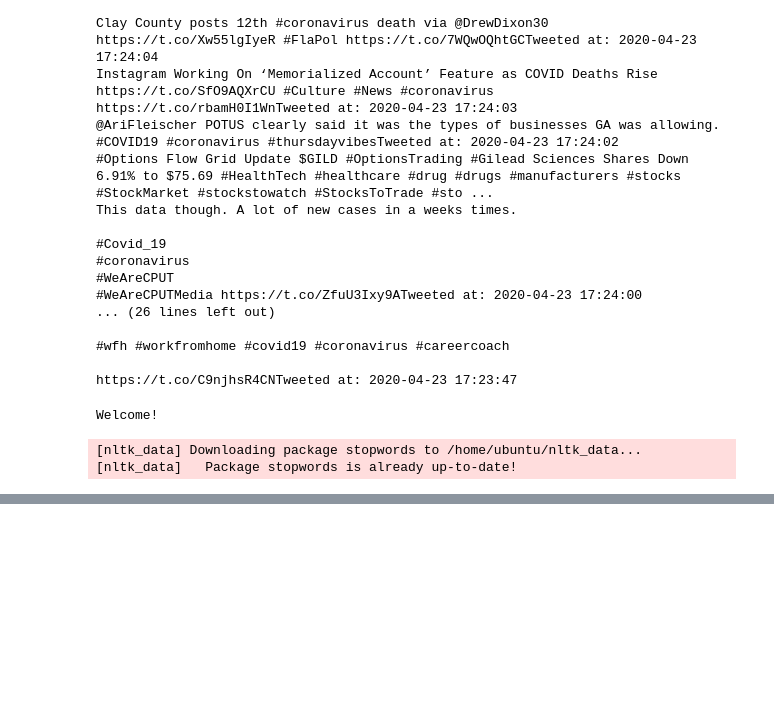
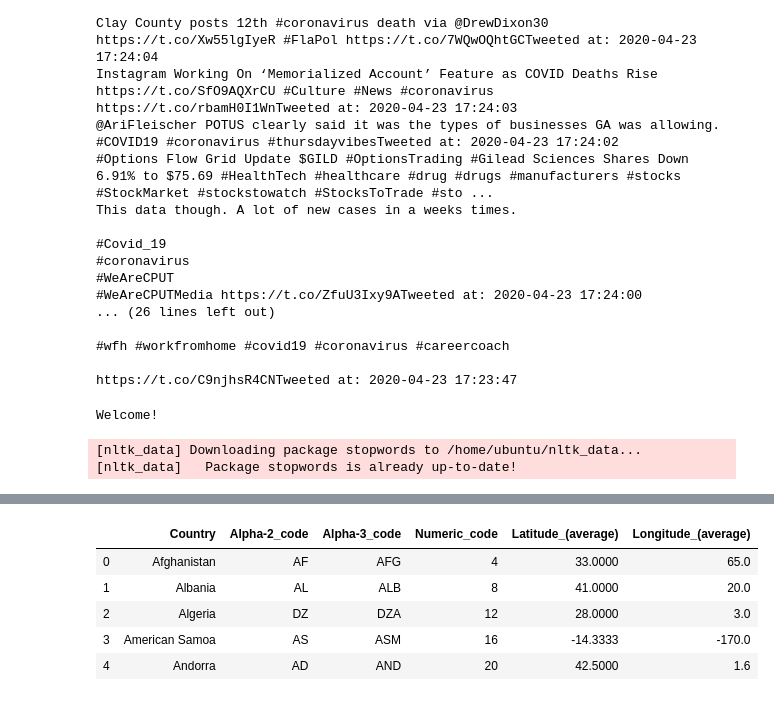
Before and after one commit to TheR2D3/Twitter_Viz, a Jupyter notebook: Rough_work/rough_work2.ipynb, the cells around one changed output, grey strips where cells are left out. Saved outputs shown, nothing was run; the diff lists cells and outputs as text; code cells hidden in the pictures; blank space fills up the shorter version.

```diff
--- a/Rough_work/rough_work2.ipynb
+++ b/Rough_work/rough_work2.ipynb
@@ -138,0 +221,9 @@ fig
+# %%
+downloaded_df.head(5)
+# %% [output]
+|  | Country | Alpha-2_code | Alpha-3_code | Numeric_code | Latitude_(average) | Longitude_(average) |
+| 0 | Afghanistan | AF | AFG | 4 | 33.0000 | 65.0 |
+| 1 | Albania | AL | ALB | 8 | 41.0000 | 20.0 |
+| 2 | Algeria | DZ | DZA | 12 | 28.0000 | 3.0 |
+| 3 | American Samoa | AS | ASM | 16 | -14.3333 | -170.0 |
+| 4 | Andorra | AD | AND | 20 | 42.5000 | 1.6 |
```
Also changed, not shown: parts of 16 cells of this notebook, 8 other files.
